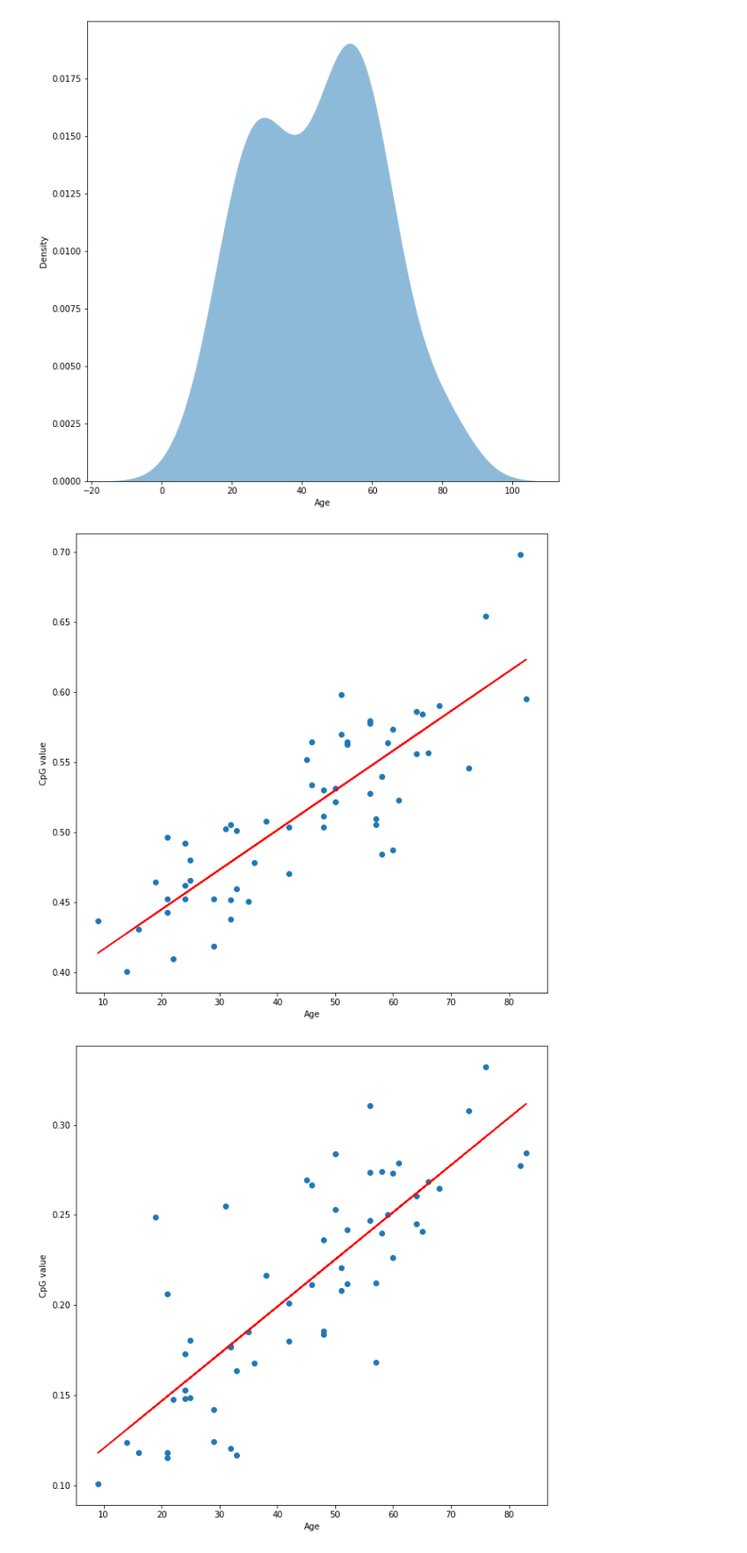
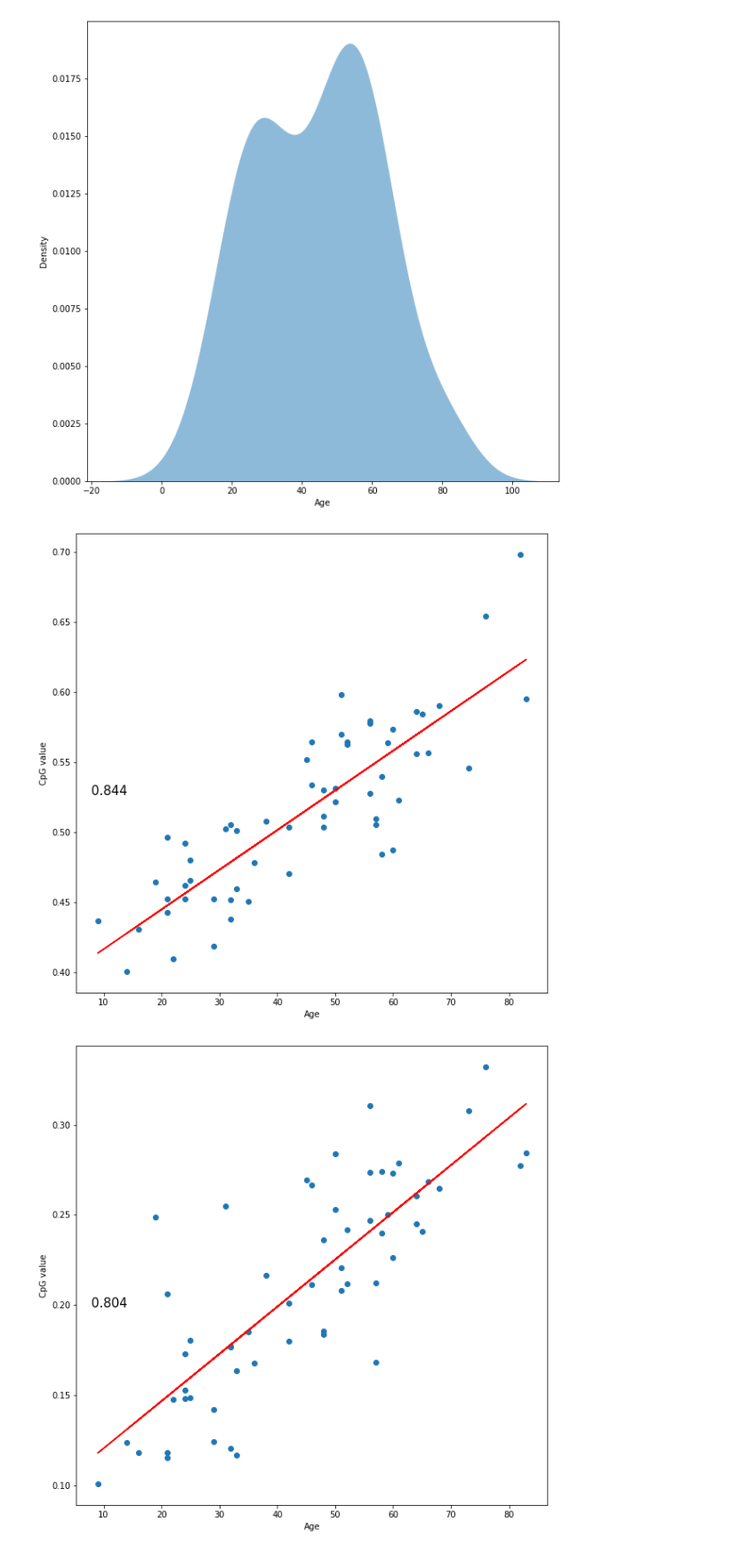
Before and after one commit to DrXlor/ML_BioAge, a Jupyter notebook: BioAge_SVR.ipynb, the cells around one changed output. Shown at 89% size. Drawn from its saved outputs; the diff is of its cells as text; code cells hidden in the pictures.

Commit message:
Updates:
> Graphs update

```diff
--- a/BioAge_SVR.ipynb
+++ b/BioAge_SVR.ipynb
@@ -45,5 +45,10 @@ x_cpg["Gene_Name"] = gene_names["UCSC_REFGENE_NAME"]
 y = x_cpg["Age"]
 #y = y.to_numpy()
 X = x_cpg.drop(["Age", "Gene_Name"], axis=1)
+X.columns.name = None
+y = y[29:]
+X = X[29:]
+X = X.reset_index(drop=True)
+y = y.reset_index(drop=True)
 #X = Normalizer().fit_transform(X)
 # %%
@@ -88,14 +89,17 @@ oy = X.iloc[:, feature]
 # %%
 for i in range(10):
     oy = X.iloc[:, i]
     fig = plt.figure()
     ax = plt.axes()
     m, b = np.polyfit(ox, oy, 1)
+    fig.text(0.15, 0.45,
+             s=np.around(np.corrcoef(ox,oy)[0,1], 3),
+             fontsize=15)
     ax.plot(ox, m * ox + b, c="r")
     ax.scatter(ox, oy)
     plt.xlabel("Age")
     plt.ylabel("CpG value")
     fig.show
 # %% [output]
-[figure, old version]
+[figure, new version]
-[figure, old version]
+[figure, new version]
```
Also changed, not shown: parts of 10 cells of this notebook.
